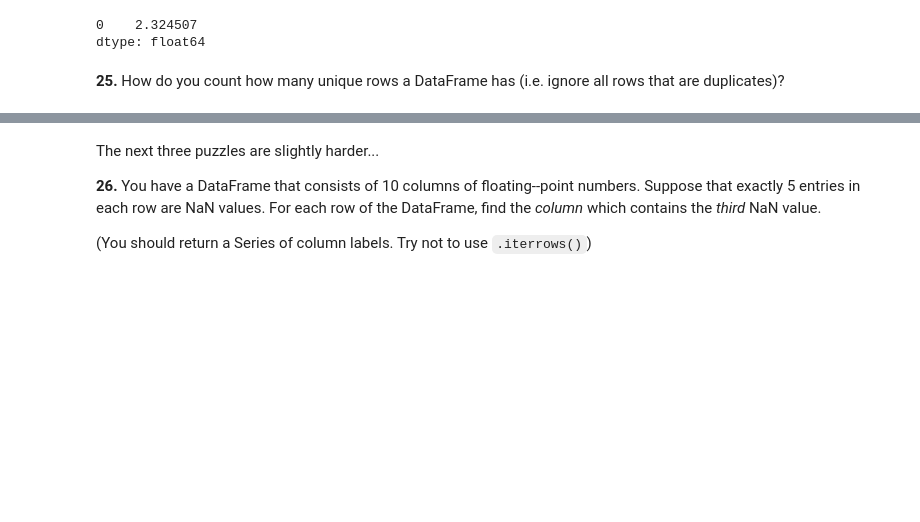
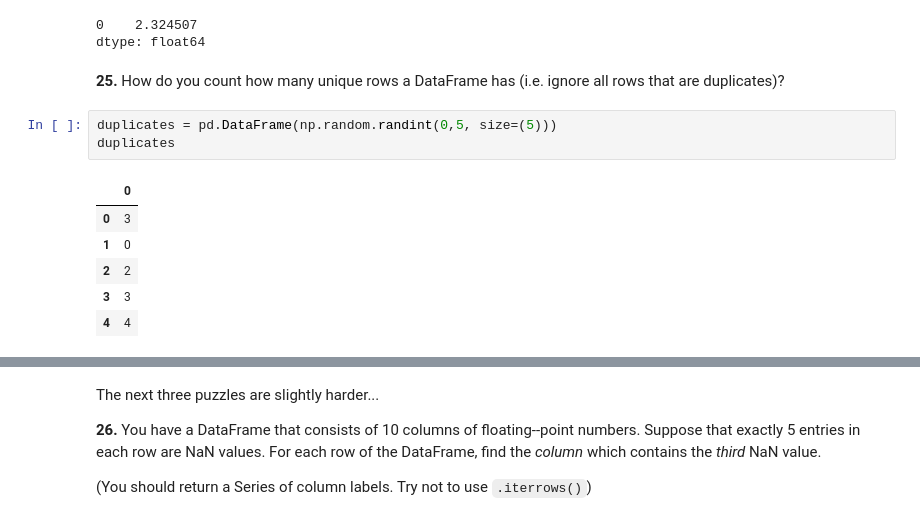
Before and after one commit to mshahiq/AI-DS-Exercises, a Jupyter notebook: Chapter 1/6. Pandas/100-pandas-puzzles.ipynb, the cells around one changed output, grey strips where cells are left out. Drawn from its saved outputs; the diff is of its cells as text; blank space fills up the shorter version.

```diff
--- a/Chapter 1/6. Pandas/100-pandas-puzzles.ipynb
+++ b/Chapter 1/6. Pandas/100-pandas-puzzles.ipynb
@@ -419,3 +419,13 @@ total_sum.min()
 dtype: float64
 # %% [markdown]
 **25.** How do you count how many unique rows a DataFrame has (i.e. ignore all rows that are duplicates)?
+# %%
+duplicates = pd.DataFrame(np.random.randint(0,5, size=(5)))
+duplicates
+# %% [output]
+|  | 0 |
+| 0 | 3 |
+| 1 | 0 |
+| 2 | 2 |
+| 3 | 3 |
+| 4 | 4 |
```
Also changed, not shown: parts of 6 cells of this notebook.
